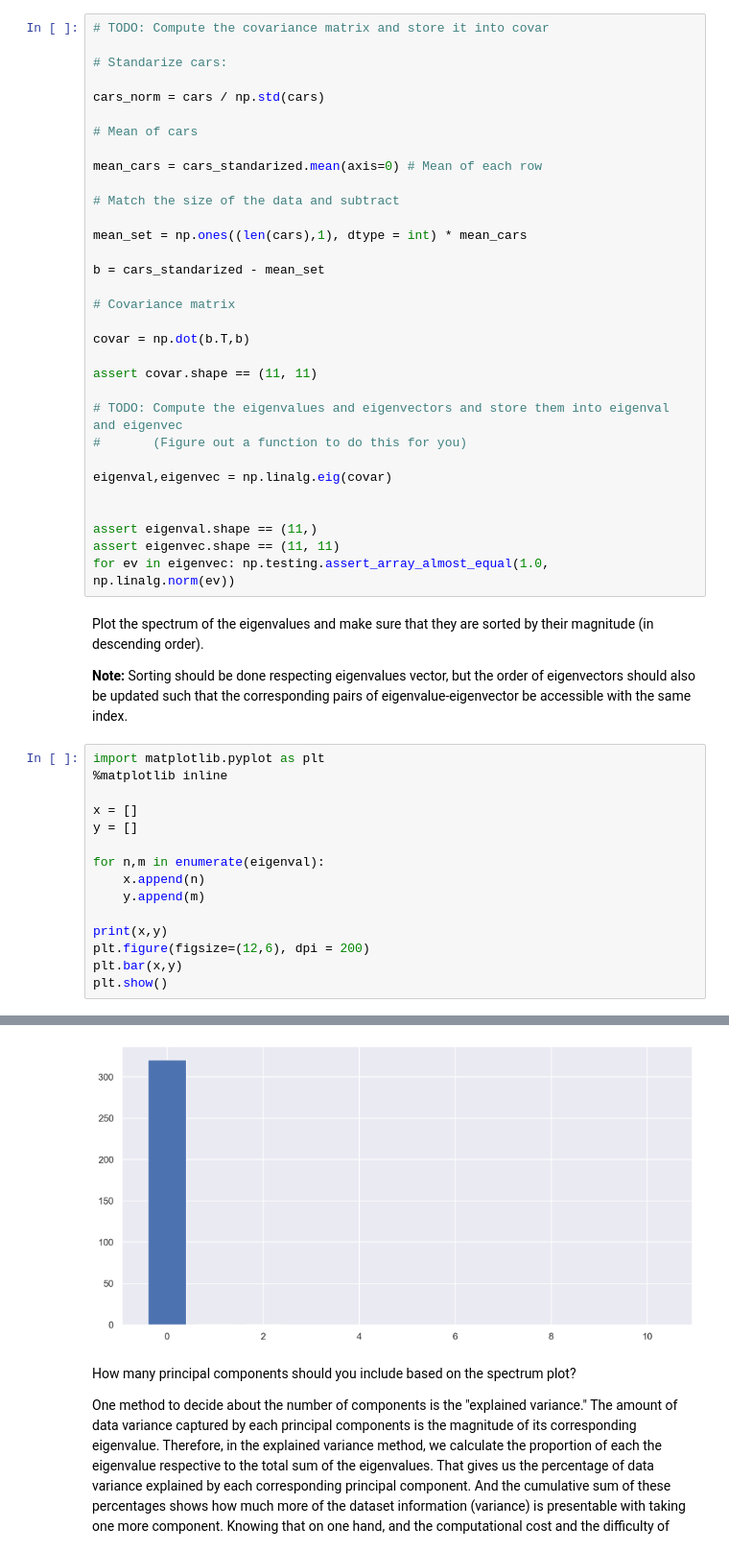
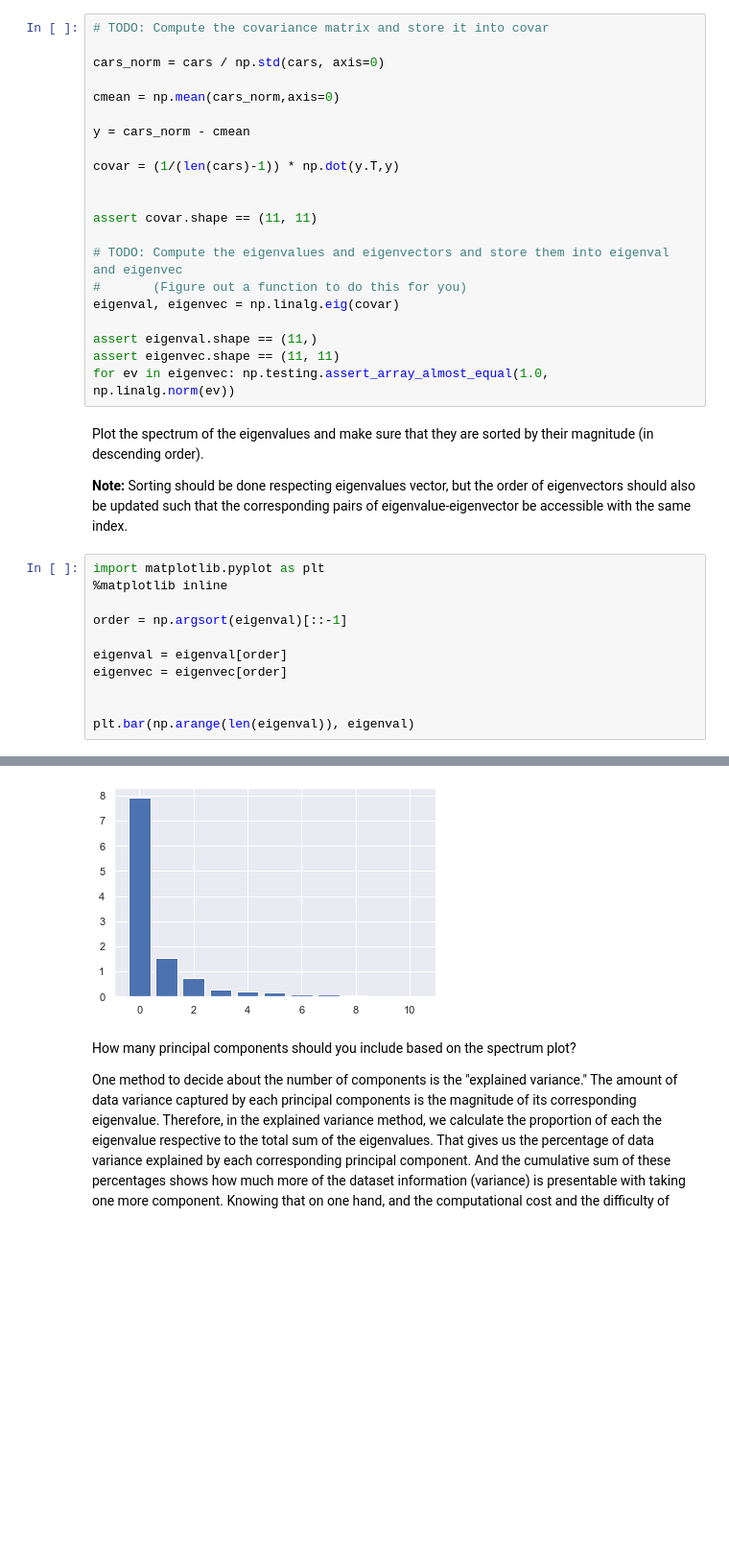
Before and after one commit to MagMueller/MLHW, a Jupyter notebook: Sheet_05 von miguel/sheet05.ipynb, the cells around one changed output, grey strips where cells are left out. Shown at 96% size. Cells and saved outputs as stored; diff of their text form; blank space fills up the shorter version.

```diff
--- a/Sheet_05 von miguel/sheet05.ipynb
+++ b/Sheet_05 von miguel/sheet05.ipynb
@@ -163,31 +187,20 @@ when $\sigma$ is the standard deviation vector of features.
 # %%
 # TODO: Compute the covariance matrix and store it into covar
 
-# Standarize cars:
+cars_norm = cars / np.std(cars, axis=0)
 
-cars_norm = cars / np.std(cars)
+cmean = np.mean(cars_norm,axis=0)
 
-# Mean of cars
+y = cars_norm - cmean
 
-mean_cars = cars_standarized.mean(axis=0) # Mean of each row
+covar = (1/(len(cars)-1)) * np.dot(y.T,y)
 
-# Match the size of the data and subtract
-
-mean_set = np.ones((len(cars),1), dtype = int) * mean_cars
-
-b = cars_standarized - mean_set
-
-# Covariance matrix
-
-covar = np.dot(b.T,b)
 
 assert covar.shape == (11, 11)
 
 # TODO: Compute the eigenvalues and eigenvectors and store them into eigenval and eigenvec
 #       (Figure out a function to do this for you)
-
-eigenval,eigenvec = np.linalg.eig(covar)
-
+eigenval, eigenvec = np.linalg.eig(covar)
 
 assert eigenval.shape == (11,)
 assert eigenvec.shape == (11, 11)
@@ -200,15 +213,11 @@ Plot the spectrum of the eigenvalues and make sure that they are sorted by their
 import matplotlib.pyplot as plt
 %matplotlib inline
 
-x = []
-y = []
+order = np.argsort(eigenval)[::-1]
 
-for n,m in enumerate(eigenval):
-    x.append(n)
-    y.append(m)
+eigenval = eigenval[order]
+eigenvec = eigenvec[order]
 
-print(x,y)
-plt.figure(figsize=(12,6), dpi = 200)
-plt.bar(x,y)
-plt.show()
+
+plt.bar(np.arange(len(eigenval)), eigenval)
 # %% [output]
@@ -216,4 +225,4 @@ plt.show()
-[figure, old version]
+[figure, new version]
 # %% [markdown]
 How many principal components should you include based on the spectrum plot?
 
```
Also changed, not shown: parts of 14 cells of this notebook.
